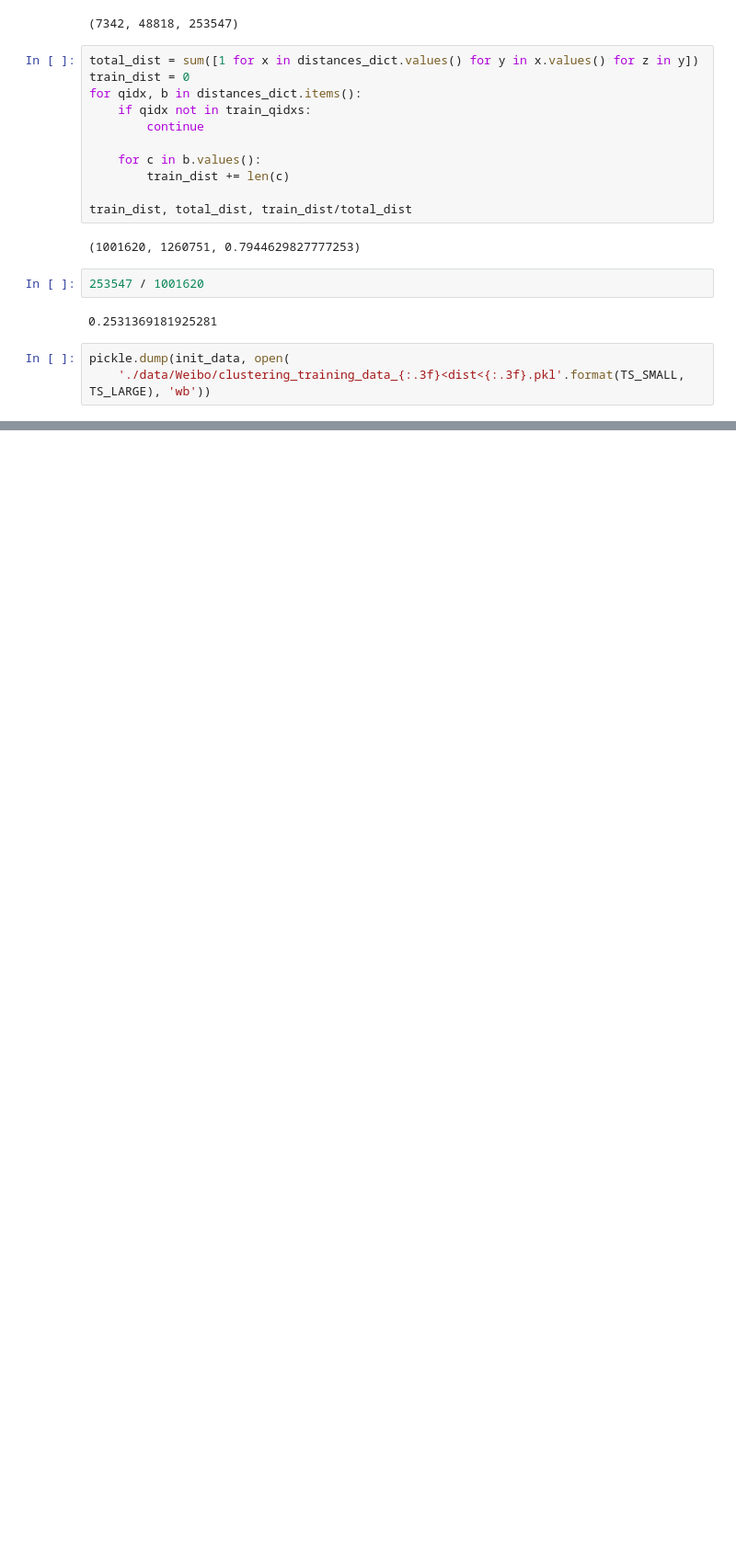
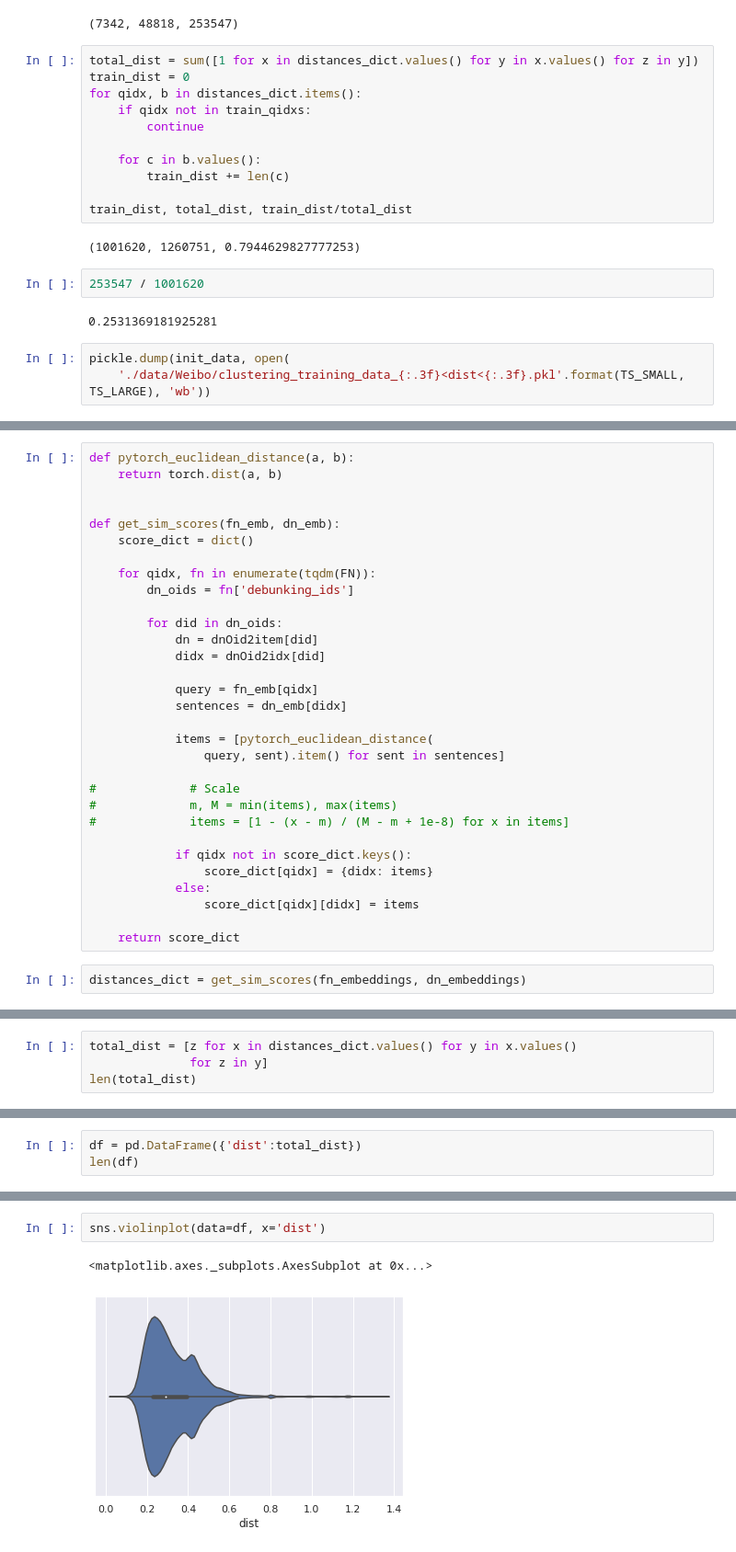
Before and after one commit to ICTMCG/MTM, a Jupyter notebook: preprocess/PMB/calculate_init_thresholds.ipynb, the cells around one changed output, grey strips where cells are left out. Shown at 92% size. Drawn from its saved outputs; the diff is of its cells as text; blank space fills up the shorter version.

```diff
--- a/preprocess/PMB/calculate_init_thresholds.ipynb
+++ b/preprocess/PMB/calculate_init_thresholds.ipynb
@@ -299,0 +347,33 @@ pickle.dump(init_data, open(
+# %%
+def pytorch_euclidean_distance(a, b):
+    return torch.dist(a, b)
+
+
+def get_sim_scores(fn_emb, dn_emb):
+    score_dict = dict()
+
+    for qidx, fn in enumerate(tqdm(FN)):
+        dn_oids = fn['debunking_ids']
+
+        for did in dn_oids:
+            dn = dnOid2item[did]
+            didx = dnOid2idx[did]
+
+            query = fn_emb[qidx]
+            sentences = dn_emb[didx]
+
+            items = [pytorch_euclidean_distance(
+                query, sent).item() for sent in sentences]
+
+#             # Scale
+#             m, M = min(items), max(items)
+#             items = [1 - (x - m) / (M - m + 1e-8) for x in items]
+
+            if qidx not in score_dict.keys():
+                score_dict[qidx] = {didx: items}
+            else:
+                score_dict[qidx][didx] = items
+
+    return score_dict
+# %%
+distances_dict = get_sim_scores(fn_embeddings, dn_embeddings)
@@ -299,0 +402,4 @@ pickle.dump(init_data, open(
+# %%
+total_dist = [z for x in distances_dict.values() for y in x.values()
+              for z in y]
+len(total_dist)
@@ -299,0 +431,3 @@ pickle.dump(init_data, open(
+# %%
+df = pd.DataFrame({'dist':total_dist})
+len(df)
@@ -299,0 +448,5 @@ pickle.dump(init_data, open(
+# %%
+sns.violinplot(data=df, x='dist')
+# %% [output]
+<matplotlib.axes._subplots.AxesSubplot at 0x...>
+[figure, added]
```
Also changed, not shown: parts of 25 cells of this notebook, 10 other files.
